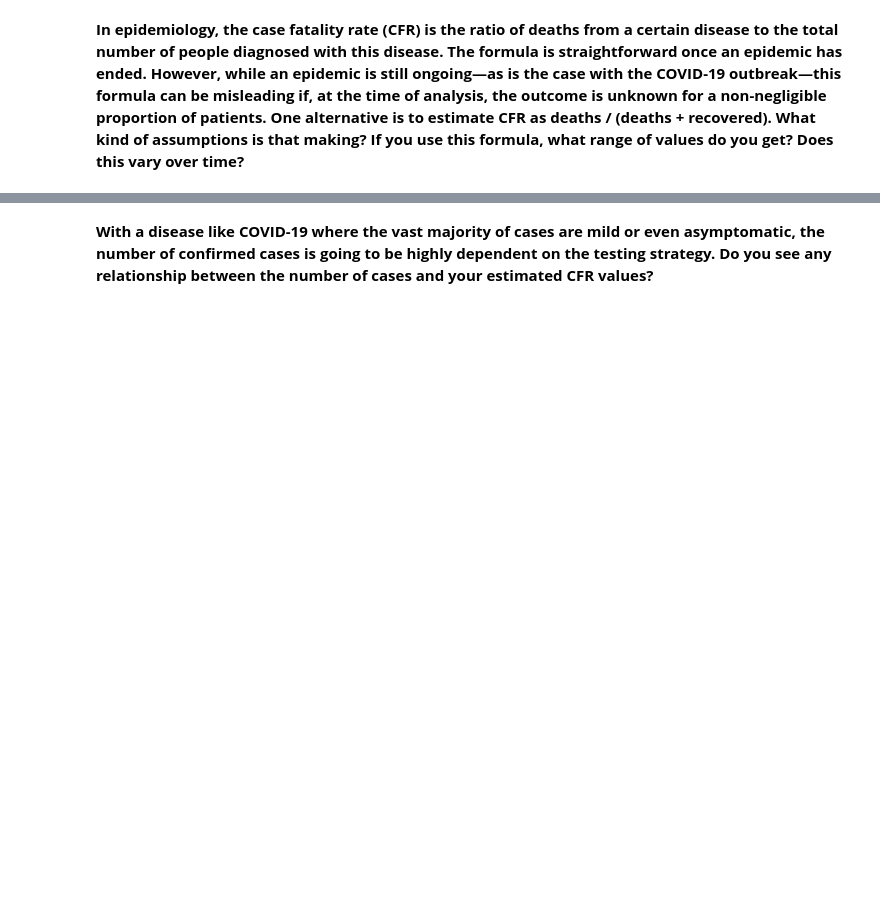
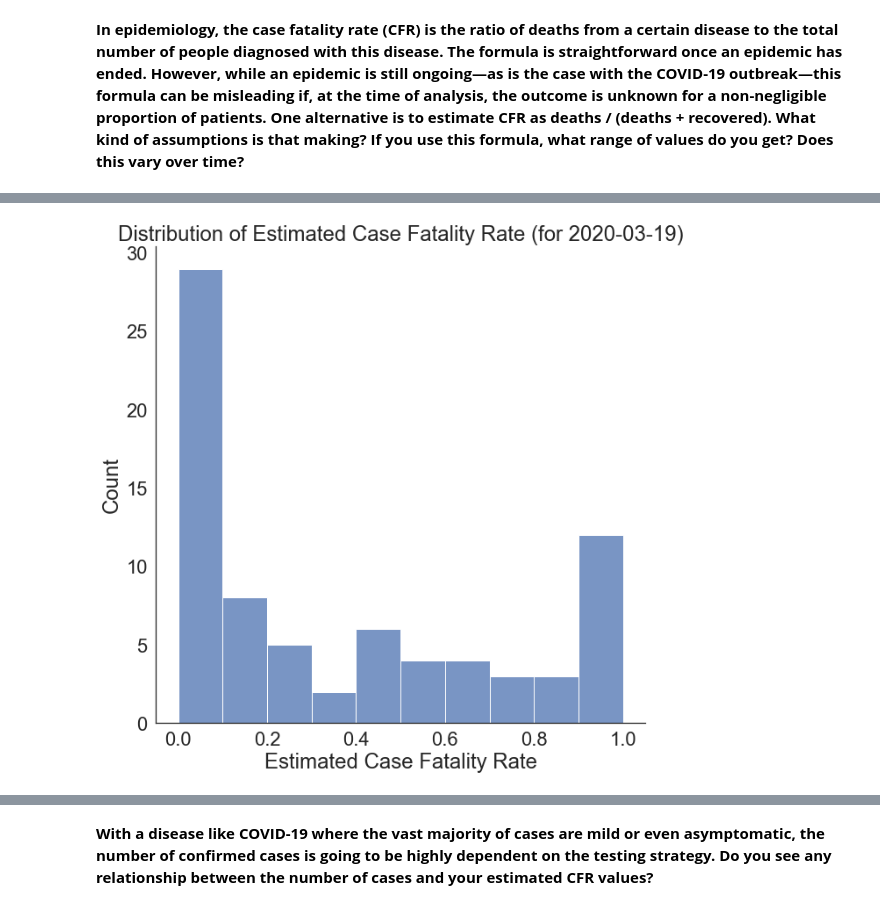
Before and after one commit to swhebell/ifq509_team01d, a Jupyter notebook: assignment1.ipynb, the cells around one changed output, grey strips where cells are left out. Saved outputs shown, nothing was run; the diff lists cells and outputs as text; code cells hidden in the pictures; blank space fills up the shorter version.

```diff
--- a/assignment1.ipynb
+++ b/assignment1.ipynb
@@ -263,0 +402,9 @@ Of the three countries to have peaked the peak occured 27.67 ± 12.71 days after
+# %%
+# Add columns for the estimated CFR
+
+covid_cases = covid_cases.stack()
+covid_cases['cfr_estimate'] = np.nan
+covid_cases = covid_cases.unstack()
+
+# Compute the estimated CFR and add it to the DF
+covid_cases['cfr_estimate'] = covid_cases['deaths'] / (covid_cases['deaths'] + covid_cases['recovered'])
@@ -263,0 +443,18 @@ Of the three countries to have peaked the peak occured 27.67 ± 12.71 days after
+# %%
+# Seaborn histplot of estimated CFR on the most recent date
+
+sns.set(style='white')
+sns.set_context('notebook', font_scale=2)
+
+fig, ax = plt.subplots(figsize=(10,10))
+
+sns.histplot(data=covid_cases['cfr_estimate'][at_least_50].iloc[-1], bins=10, ax=ax)
+
+ax.set_xlabel("Estimated Case Fatality Rate")
+ax.set_title(f"Distribution of Estimated Case Fatality Rate (for {most_recent_date.date()})")
+
+sns.despine()
+
+plt.show()
+# %% [output]
+[figure, added]
```
Also changed, not shown: parts of 29 cells of this notebook.
